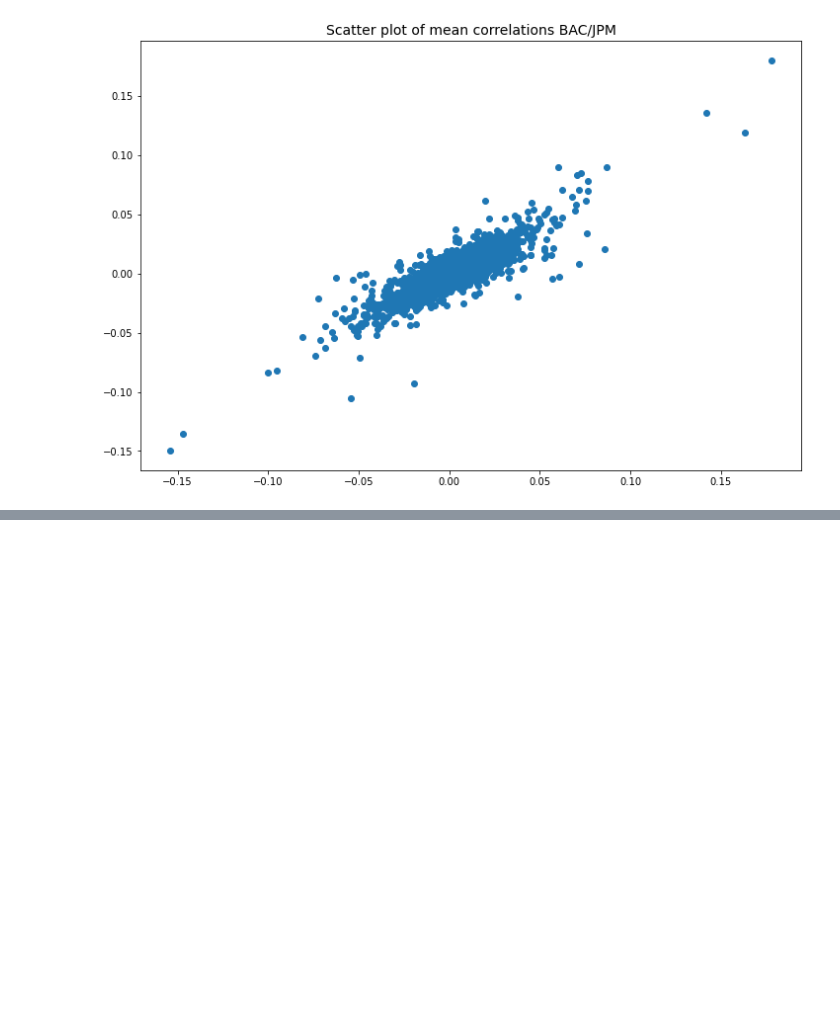
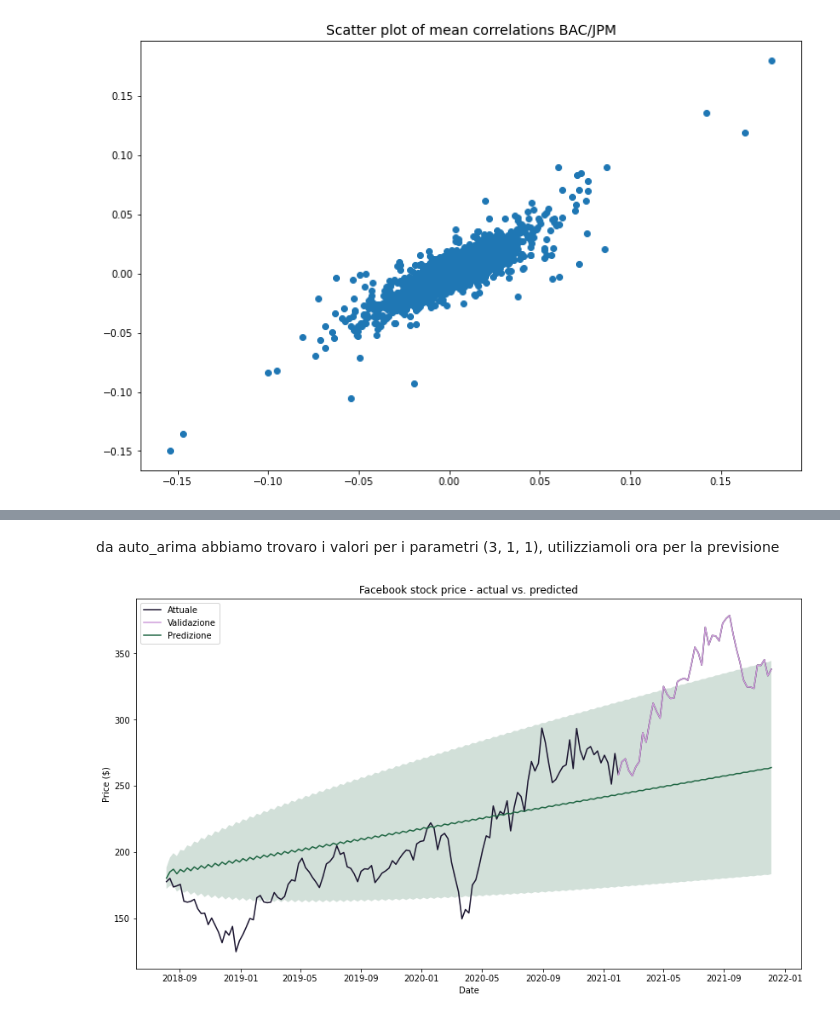
Before and after one commit to tommcamm/BISF-Project, a Jupyter notebook: python/Notebook del progetto.ipynb, the cells around one changed output, grey strips where cells are left out. Saved outputs shown, nothing was run; the diff lists cells and outputs as text; code cells hidden in the pictures; blank space fills up the shorter version.

```diff
--- a/python/Notebook del progetto.ipynb
+++ b/python/Notebook del progetto.ipynb
@@ -59,6 +63,8 @@ jpm_df = yf.download('JPM', start='2011-11-30', end='2021-11-30')
 
 ## tutti i titoli in un solo dataset
 df_merged = yf.download('FB GOOG RTX LMT BAC JPM', start='2011-11-30', end='2021-11-30') # Download del dataset completo
+
+COLORS = [plt.cm.cubehelix(x) for x in [0.1, 0.3, 0.5, 0.7]]
 # %% [output]
 [*********************100%***********************]  2 of 2 completed
 [*********************100%***********************]  1 of 1 completed
@@ -1339,0 +1400,43 @@ Per la analisi di previsione è stato utilizzato il modello statistico **ARIMA**
+# %% [markdown]
+da auto_arima abbiamo trovaro i valori per i parametri (3, 1, 1), utilizziamoli ora per la previsione
+# %%
+# Scarichiamo il validation set
+df_test_fb = yf.download('FB', start='2018-07-30', end='2021-11-30', adjusted=True, progress=False)
+df_val_fb = yf.download('FB', start='2021-01-30', end='2021-11-30', adjusted=True, progress=False)
+
+# Resample settimanale della validazione e test
+test_fb = df_test_fb.resample('W').last().rename(columns={'Adj Close': 'adj_close'}).adj_close
+val_fb = df_val_fb.resample('W').last().rename(columns={'Adj Close': 'adj_close'}).adj_close
+
+n_forecasts = len(test_fb) # numero di settimane da effettuare la predizione
+
+# Effetuiamo la predizione, utilizzando i parametri ottimizzati trovati al blocco precedente
+fb_model_pred = fb_model.predict(n_periods=n_forecasts,
+                                 return_conf_int=True,
+                                 alpha=0.05)
+
+fb_model_pred = [pd.DataFrame(fb_model_pred[0],
+                              columns=['prediction']),
+                 pd.DataFrame(fb_model_pred[1],
+                              columns=['ci_lower', 'ci_upper'])]
+
+fb_model_pred = pd.concat(fb_model_pred, axis=1).set_index(test_fb.index)
+
+# Plot del grafico
+fig, ax = plt.subplots(1)
+
+ax = sns.lineplot(data=test_fb, color=COLORS[0], label='Attuale')
+ax = sns.lineplot(data=val_fb, color=COLORS[3], label='Validazione')
+
+ax.plot(fb_model_pred.prediction, c=COLORS[1], label='Predizione')
+ax.fill_between(fb_model_pred.index,
+                fb_model_pred.ci_lower,
+                fb_model_pred.ci_upper,
+                alpha=0.2,
+                facecolor=COLORS[1])
+
+ax.set(title="Facebook stock price - actual vs. predicted", xlabel='Date', ylabel='Price ($)')
+ax.legend(loc='upper left')
+fig.set_size_inches(14, 8)
+# %% [output]
+[figure, added]
```
Also changed, not shown: parts of 23 cells of this notebook, 3 other files.
